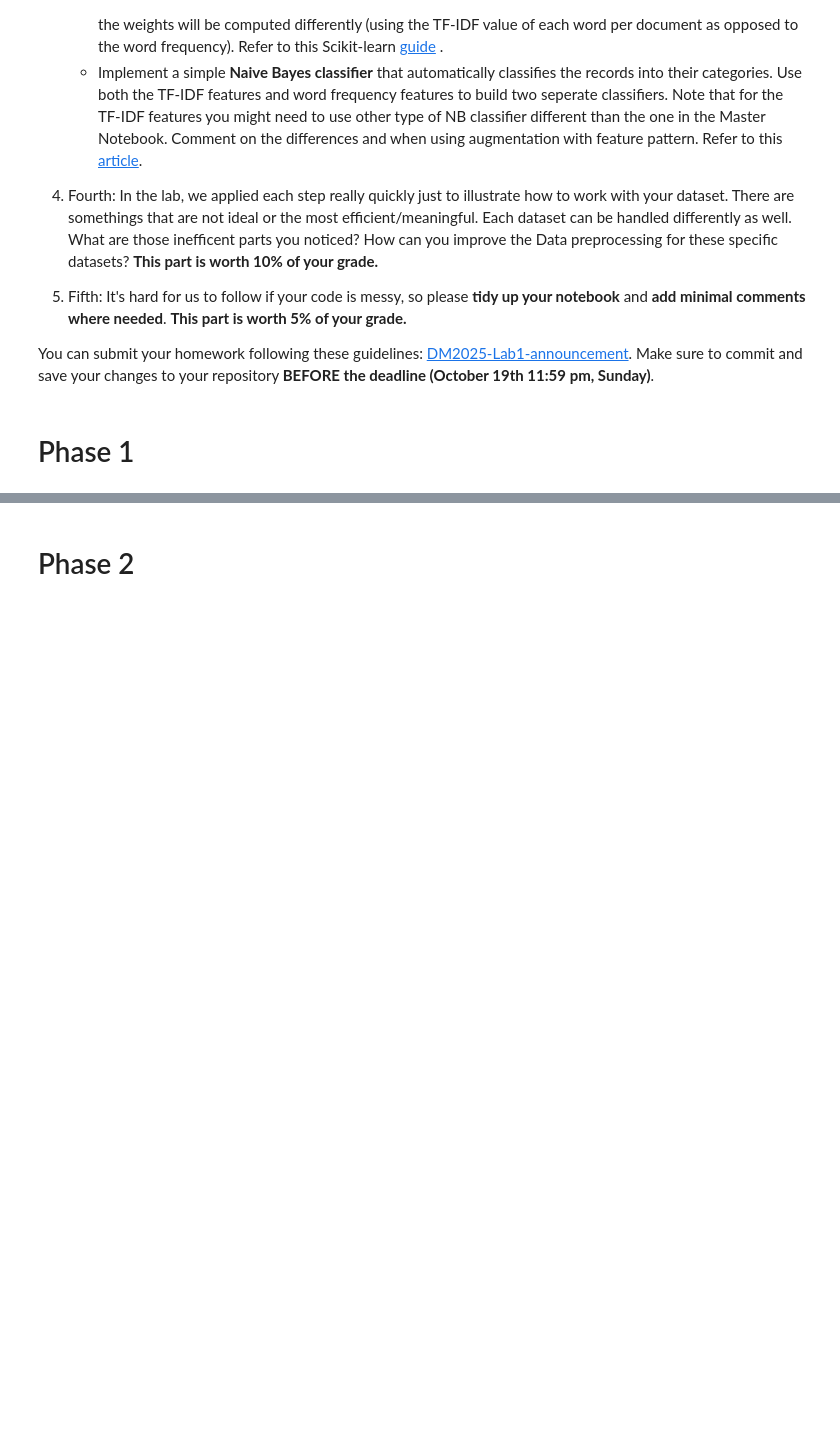
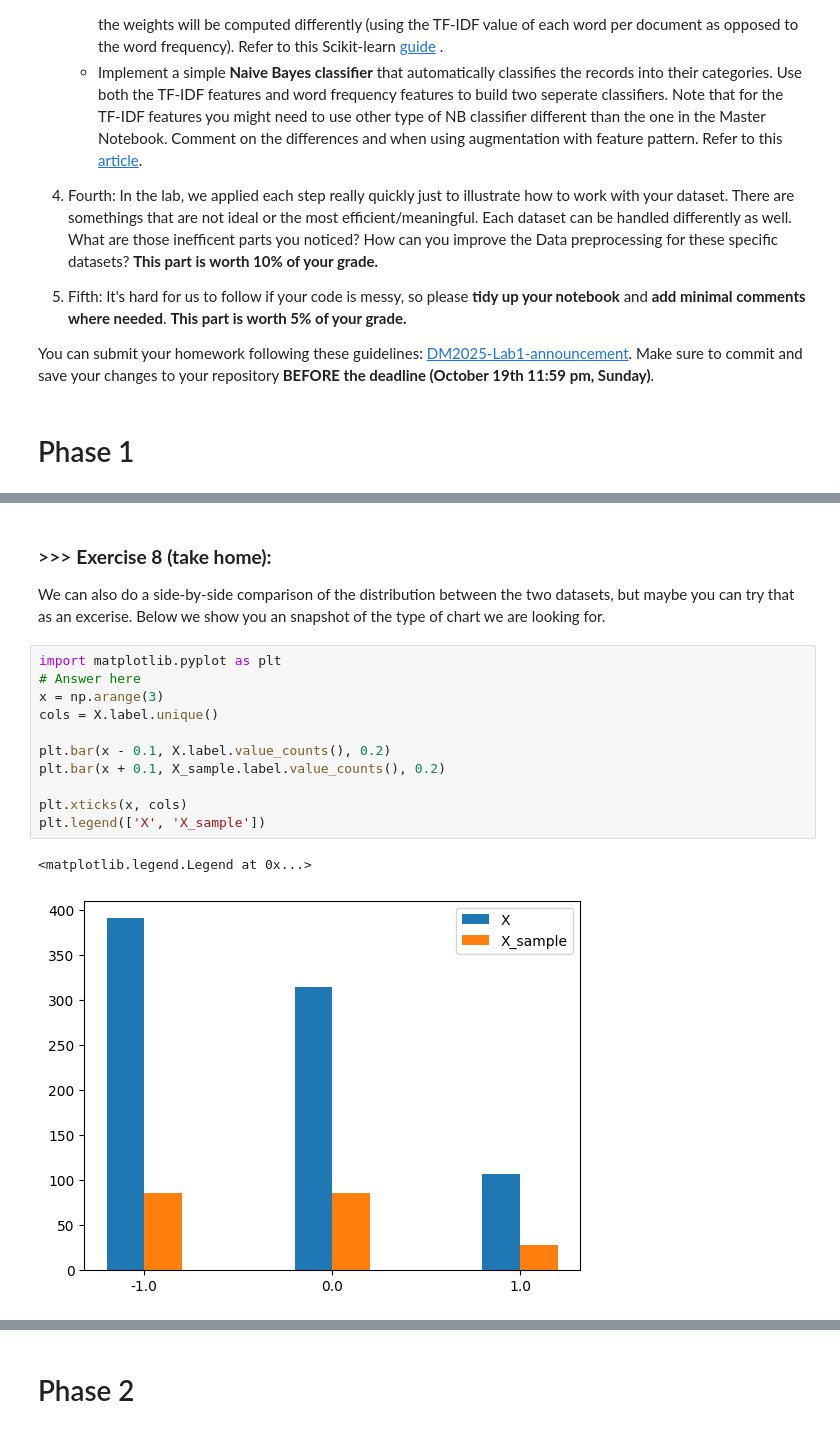
Before and after one commit to shawncch/DM2025-Lab1-Exercise, a Jupyter notebook: DM2025-Lab1-Homework.ipynb, the cells around one changed output, grey strips where cells are left out. Saved outputs shown, nothing was run; the diff lists cells and outputs as text; blank space fills up the shorter version.

```diff
--- a/DM2025-Lab1-Homework.ipynb
+++ b/DM2025-Lab1-Homework.ipynb
@@ -62,0 +249,17 @@ You can submit your homework following these guidelines: [DM2025-Lab1-announceme
+# %% [markdown]
+### >>> **Exercise 8 (take home):**
+We can also do a side-by-side comparison of the distribution between the two datasets, but maybe you can try that as an excerise. Below we show you an snapshot of the type of chart we are looking for.
+# %%
+import matplotlib.pyplot as plt
+# Answer here
+x = np.arange(3)
+cols = X.label.unique()
+
+plt.bar(x - 0.1, X.label.value_counts(), 0.2)
+plt.bar(x + 0.1, X_sample.label.value_counts(), 0.2)
+
+plt.xticks(x, cols)
+plt.legend(['X', 'X_sample'])
+# %% [output]
+<matplotlib.legend.Legend at 0x...>
+[figure, added]
```
Also changed, not shown: parts of 41 cells of this notebook.
